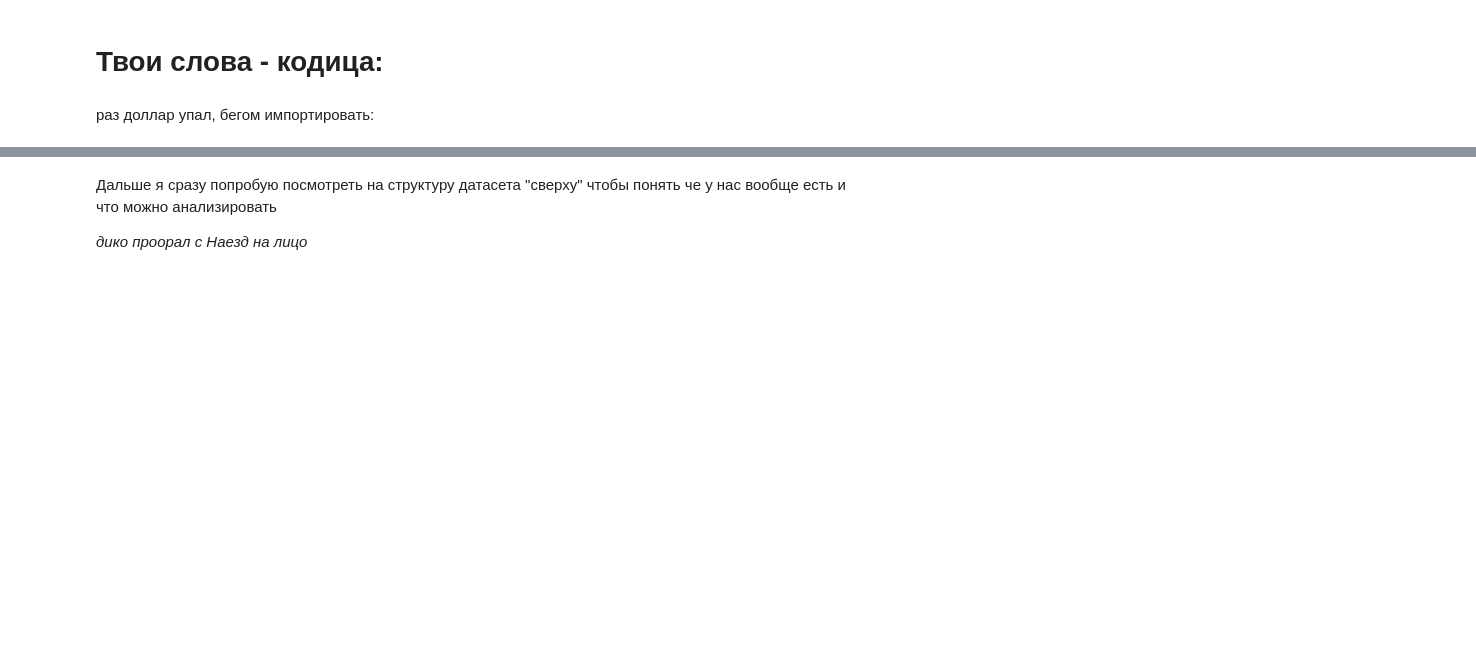
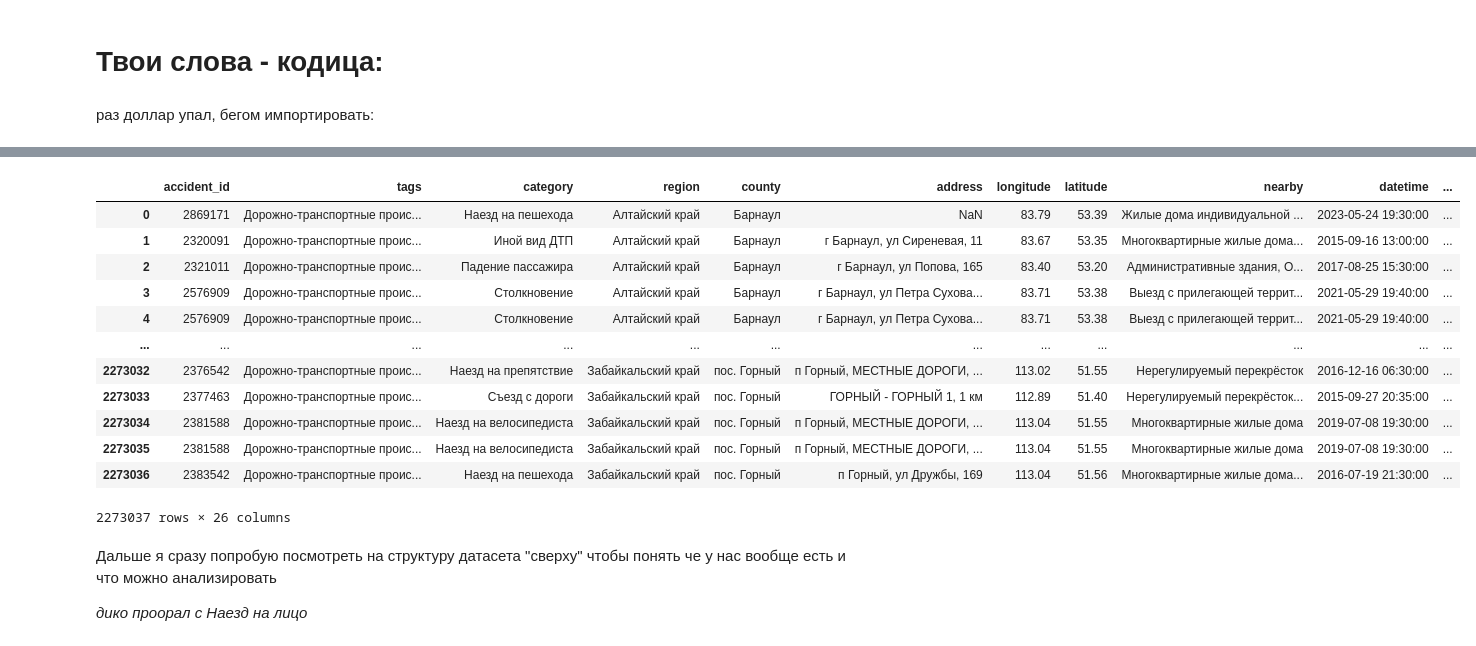
Before and after one commit to dyukilya/kostolom, a Jupyter notebook: project.ipynb, the cells around one changed output, grey strips where cells are left out. Drawn from its saved outputs; the diff is of its cells as text; code cells hidden in the pictures; blank space fills up the shorter version.

```diff
--- a/project.ipynb
+++ b/project.ipynb
@@ -116,3 +119,23 @@ memory usage: 197.8+ MB
+# %%
+accidents['accident_id'] = accidents['accident_id'].astype(str)
+vehicles['accident_id'] = vehicles['accident_id'].astype(str)
+df_merged =accidents.merge(vehicles, on='accident_id', how='inner')
+df_merged['car_age'] = df_merged['accident_year'] - df_merged['year']
+df_merged
+# %% [output]
+|  | accident_id | tags | category | region | county | address | longitude | latitude | nearby | datetime | ... |
+| 0 | 2869171 | Дорожно-транспортные проис... | Наезд на пешехода | Алтайский край | Барнаул | NaN | 83.79 | 53.39 | Жилые дома индивидуальной ... | 2023-05-24 19:30:00 | ... |
+| 1 | 2320091 | Дорожно-транспортные проис... | Иной вид ДТП | Алтайский край | Барнаул | г Барнаул, ул Сиреневая, 11 | 83.67 | 53.35 | Многоквартирные жилые дома... | 2015-09-16 13:00:00 | ... |
+| 2 | 2321011 | Дорожно-транспортные проис... | Падение пассажира | Алтайский край | Барнаул | г Барнаул, ул Попова, 165 | 83.40 | 53.20 | Административные здания, О... | 2017-08-25 15:30:00 | ... |
+| 3 | 2576909 | Дорожно-транспортные проис... | Столкновение | Алтайский край | Барнаул | г Барнаул, ул Петра Сухова... | 83.71 | 53.38 | Выезд с прилегающей террит... | 2021-05-29 19:40:00 | ... |
+| 4 | 2576909 | Дорожно-транспортные проис... | Столкновение | Алтайский край | Барнаул | г Барнаул, ул Петра Сухова... | 83.71 | 53.38 | Выезд с прилегающей террит... | 2021-05-29 19:40:00 | ... |
+| ... | ... | ... | ... | ... | ... | ... | ... | ... | ... | ... | ... |
+| 2273032 | 2376542 | Дорожно-транспортные проис... | Наезд на препятствие | Забайкальский край | пос. Горный | п Горный, МЕСТНЫЕ ДОРОГИ, ... | 113.02 | 51.55 | Нерегулируемый перекрёсток | 2016-12-16 06:30:00 | ... |
+| 2273033 | 2377463 | Дорожно-транспортные проис... | Съезд с дороги | Забайкальский край | пос. Горный | ГОРНЫЙ - ГОРНЫЙ 1, 1 км | 112.89 | 51.40 | Нерегулируемый перекрёсток... | 2015-09-27 20:35:00 | ... |
+| 2273034 | 2381588 | Дорожно-транспортные проис... | Наезд на велосипедиста | Забайкальский край | пос. Горный | п Горный, МЕСТНЫЕ ДОРОГИ, ... | 113.04 | 51.55 | Многоквартирные жилые дома | 2019-07-08 19:30:00 | ... |
+| 2273035 | 2381588 | Дорожно-транспортные проис... | Наезд на велосипедиста | Забайкальский край | пос. Горный | п Горный, МЕСТНЫЕ ДОРОГИ, ... | 113.04 | 51.55 | Многоквартирные жилые дома | 2019-07-08 19:30:00 | ... |
+| 2273036 | 2383542 | Дорожно-транспортные проис... | Наезд на пешехода | Забайкальский край | пос. Горный | п Горный, ул Дружбы, 169 | 113.04 | 51.56 | Многоквартирные жилые дома... | 2016-07-19 21:30:00 | ... |
+2273037 rows × 26 columns
 # %% [markdown]
 Дальше я сразу попробую посмотреть на структуру датасета "сверху" чтобы понять че у нас вообще есть и что можно анализировать
 
```
Also changed, not shown: parts of 4 cells of this notebook.
